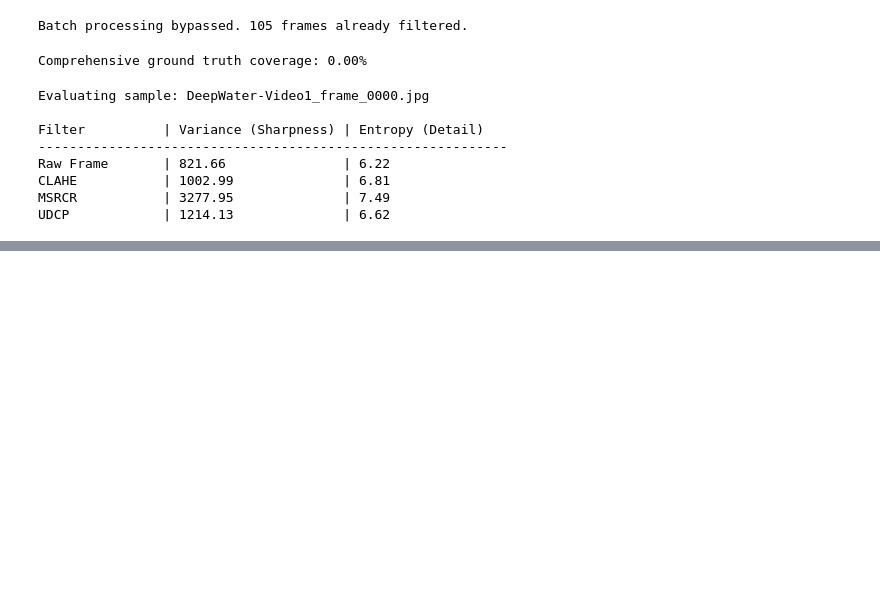
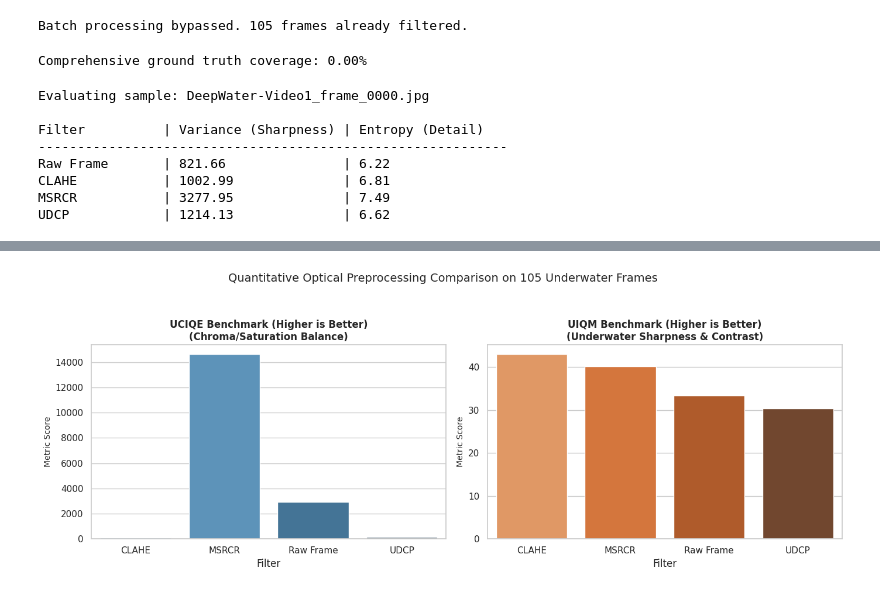
Before and after one commit to anthony-yt/deepwater-image-segmentation-classical-quantum, a Jupyter notebook: notebooks/1_optical_preprocessing_comparison.ipynb, the cells around one changed output, grey strips where cells are left out. Saved outputs shown, nothing was run; the diff lists cells and outputs as text; code cells hidden in the pictures; blank space fills up the shorter version.

Commit message:
feat(metrics): implement UCIQE and UIQM evaluation pipeline and comparative visualization

```diff
--- a/notebooks/1_optical_preprocessing_comparison.ipynb
+++ b/notebooks/1_optical_preprocessing_comparison.ipynb
@@ -222,3 +323,25 @@ UDCP            | 1214.13              | 6.62
+# %%
+# Computing mean metrics for bar visualization
+df_means = df_metrics.groupby("Filter")[["UCIQE", "UIQM"]].mean().reset_index()
+
+fig, axes = plt.subplots(1, 2, figsize=(14, 5))
+sns.set_theme(style="whitegrid")
+
+# Plot 1: UCIQE Comparison
+sns.barplot(data=df_means, x="Filter", y="UCIQE", hue="Filter", palette="Blues_d", legend=False, ax=axes[0])
+axes[0].set_title("UCIQE Benchmark (Higher is Better)\n(Chroma/Saturation Balance)", fontsize=12, fontweight="bold")
+axes[0].set_ylabel("Metric Score", fontsize=10)
+
+# Plot 2: UIQM Comparison
+sns.barplot(data=df_means, x="Filter", y="UIQM", hue="Filter", palette="Oranges_d", legend=False, ax=axes[1])
+axes[1].set_title("UIQM Benchmark (Higher is Better)\n(Underwater Sharpness & Contrast)", fontsize=12, fontweight="bold")
+axes[1].set_ylabel("Metric Score", fontsize=10)
+
+plt.suptitle("Quantitative Optical Preprocessing Comparison on 105 Underwater Frames", fontsize=14, y=1.05)
+plt.tight_layout()
+plt.show()
+# %% [output]
+[figure, added]
 # %%
 aug_pipeline = A.Compose([
     A.HorizontalFlip(p=0.5),
```
Also changed, not shown: parts of 5 cells of this notebook.
